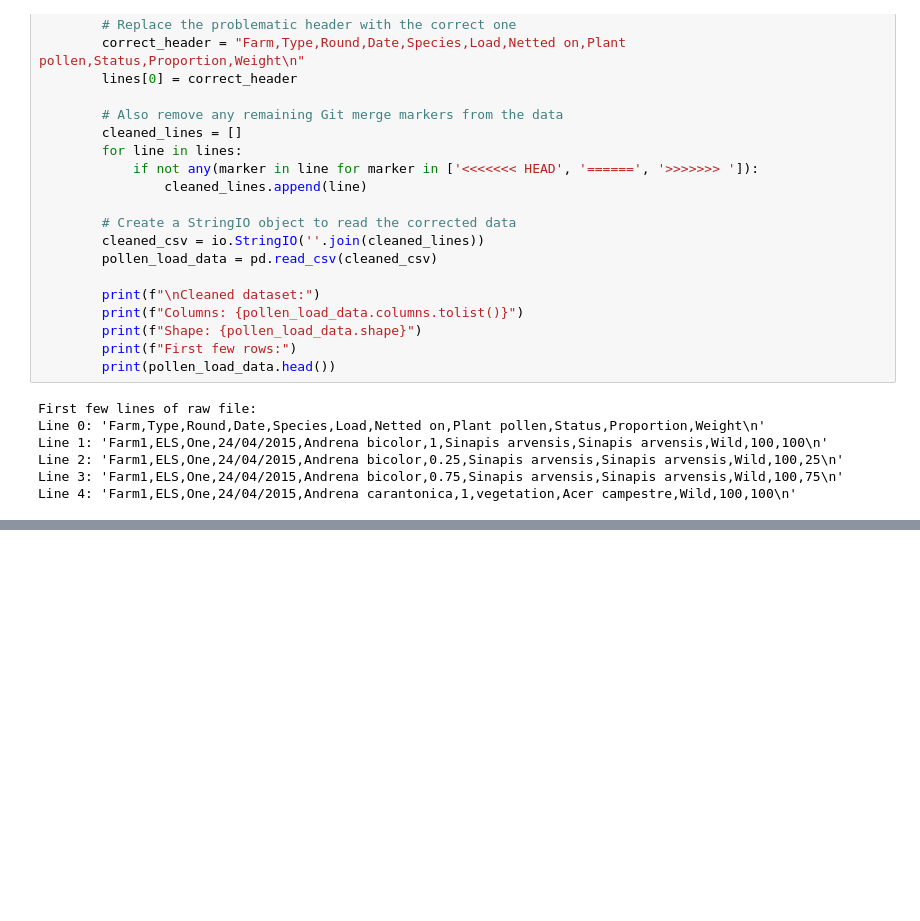
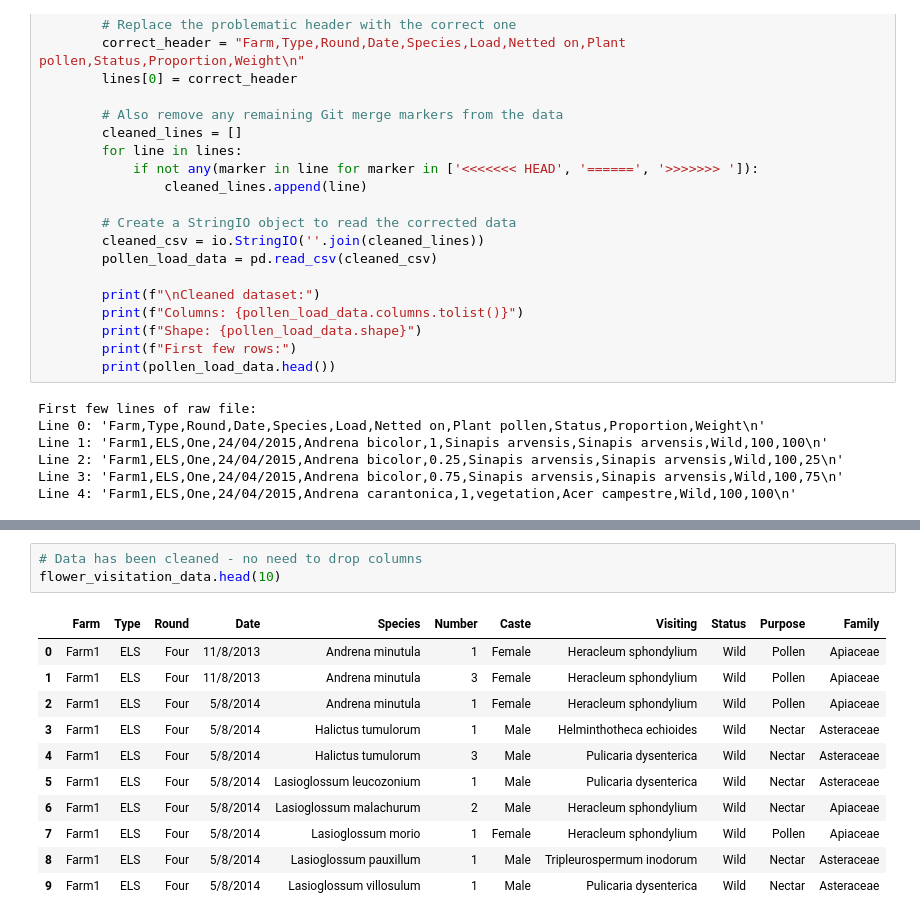
Before and after one commit to schneiderkelsey/wuuwuudata.github.io, a Jupyter notebook: plots_kelseyschneider/notebooks/bee_pollen_and_flower_visitation_data_cleaning.ipynb, the cells around one changed output, grey strips where cells are left out. Drawn from its saved outputs; the diff is of its cells as text; blank space fills up the shorter version.

```diff
--- a/plots_kelseyschneider/notebooks/bee_pollen_data_cleaning.ipynb
+++ b/plots_kelseyschneider/notebooks/bee_pollen_and_flower_visitation_data_cleaning.ipynb
@@ -1476,0 +1504,15 @@ Line 4: 'Farm1,ELS,One,24/04/2015,Andrena carantonica,1,vegetation,Acer campestr
+# %%
+# Data has been cleaned - no need to drop columns
+flower_visitation_data.head(10)
+# %% [output]
+|  | Farm | Type | Round | Date | Species | Number | Caste | Visiting | Status | Purpose | Family |
+| 0 | Farm1 | ELS | Four | 11/8/2013 | Andrena minutula | 1 | Female | Heracleum sphondylium | Wild | Pollen | Apiaceae |
+| 1 | Farm1 | ELS | Four | 11/8/2013 | Andrena minutula | 3 | Female | Heracleum sphondylium | Wild | Pollen | Apiaceae |
+| 2 | Farm1 | ELS | Four | 5/8/2014 | Andrena minutula | 1 | Female | Heracleum sphondylium | Wild | Pollen | Apiaceae |
+| 3 | Farm1 | ELS | Four | 5/8/2014 | Halictus tumulorum | 1 | Male | Helminthotheca echioides | Wild | Nectar | Asteraceae |
+| 4 | Farm1 | ELS | Four | 5/8/2014 | Halictus tumulorum | 3 | Male | Pulicaria dysenterica | Wild | Nectar | Asteraceae |
+| 5 | Farm1 | ELS | Four | 5/8/2014 | Lasioglossum leucozonium | 1 | Male | Pulicaria dysenterica | Wild | Nectar | Asteraceae |
+| 6 | Farm1 | ELS | Four | 5/8/2014 | Lasioglossum malachurum | 2 | Male | Heracleum sphondylium | Wild | Nectar | Apiaceae |
+| 7 | Farm1 | ELS | Four | 5/8/2014 | Lasioglossum morio | 1 | Female | Heracleum sphondylium | Wild | Pollen | Apiaceae |
+| 8 | Farm1 | ELS | Four | 5/8/2014 | Lasioglossum pauxillum | 1 | Male | Tripleurospermum inodorum | Wild | Nectar | Asteraceae |
+| 9 | Farm1 | ELS | Four | 5/8/2014 | Lasioglossum villosulum | 1 | Male | Pulicaria dysenterica | Wild | Nectar | Asteraceae |
```
Also changed, not shown: parts of 52 cells of this notebook, 2 other files.
